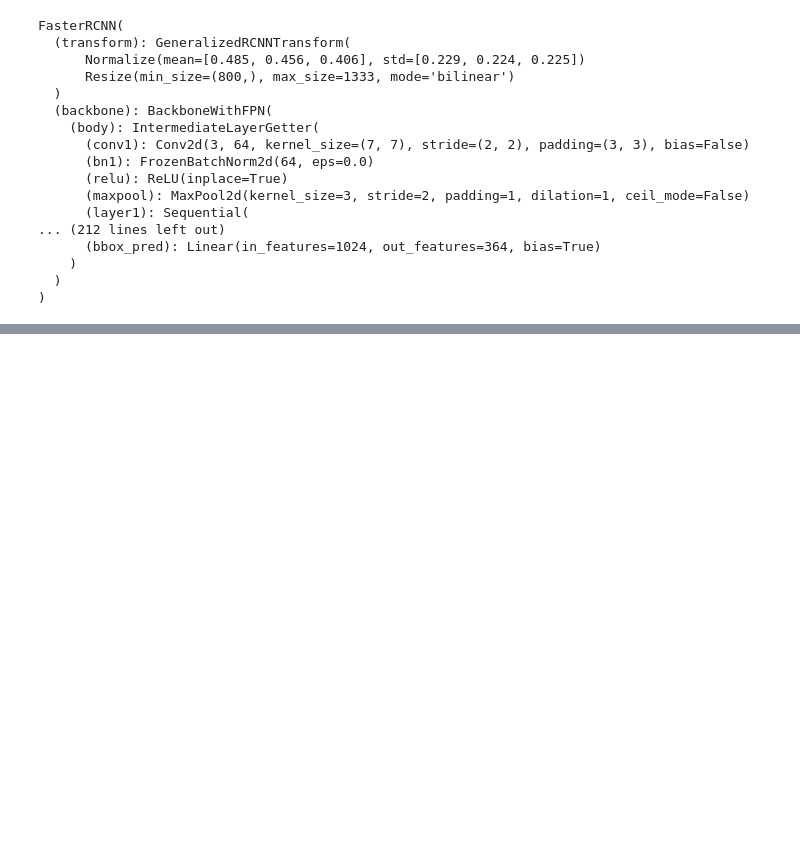
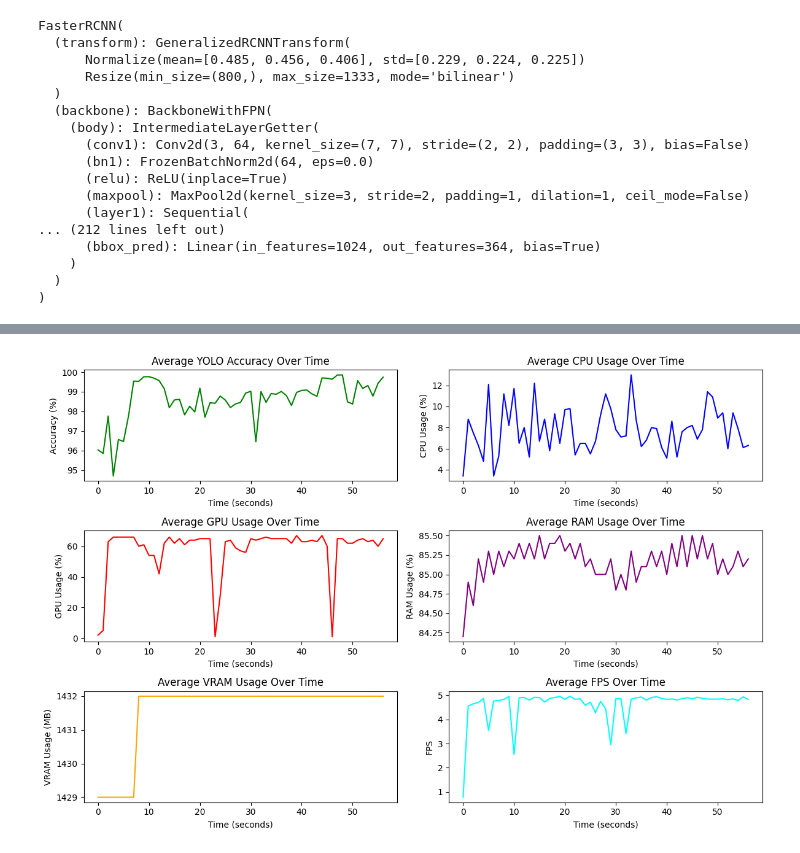
Before and after one commit to AxelAcep/CNN-Attendance-System, a Jupyter notebook: CNN/Main.ipynb, the cells around one changed output, grey strips where cells are left out. Cells and saved outputs as stored; diff of their text form; code cells hidden in the pictures; blank space fills up the shorter version.

```diff
--- a/CNN/Main.ipynb
+++ b/CNN/Main.ipynb
@@ -65,13 +66,15 @@ waktu_cek_face_recognition = {}
 waktu = 0
 last_update_time = time.time()
 highest_confidence = 0
+start_time = time.time()
 
-timeout_duration = 0
+
+timeout_duration = 2
 face_recognition_interval = 5
 
 frame_count = 0
 fps = 0
-last_time = time.time()  # Waktu saat aplikasi dimul
+last_time = time.time()
 
 # Move model to GPU if available
 device = torch.device("cuda" if torch.cuda.is_available() else "cpu")
@@ -94,6 +97,13 @@ FasterRCNN(
     )
   )
 )
+# %%
+fps_array = []
+accuracy_array = []
+cpu_usage_array = []
+gpu_usage_array = []
+ram_usage_array = []
+vram_usage_array = []
 # %%
 while True:
     ret, frame = camera.read()
@@ -229,0 +378,44 @@ cv2.destroyAllWindows()
+# %%
+# Plot grafik untuk setiap metrik
+plt.figure(figsize=(12, 8))
+
+plt.subplot(3, 2, 1)
+plt.plot(range(len(average_accuracy_per_second)), average_accuracy_per_second, label='Average YOLO Accuracy (%)', color='green')
+plt.xlabel('Time (seconds)')
+plt.ylabel('Accuracy (%)')
+plt.title('Average YOLO Accuracy Over Time')
+
+plt.subplot(3, 2, 2)
+plt.plot(range(len(average_cpu_usage_per_second)), average_cpu_usage_per_second, label='Average CPU Usage (%)', color='blue')
+plt.xlabel('Time (seconds)')
+plt.ylabel('CPU Usage (%)')
+plt.title('Average CPU Usage Over Time')
+
+plt.subplot(3, 2, 3)
+plt.plot(range(len(average_gpu_usage_per_second)), average_gpu_usage_per_second, label='Average GPU Usage (%)', color='red')
+plt.xlabel('Time (seconds)')
+plt.ylabel('GPU Usage (%)')
+plt.title('Average GPU Usage Over Time')
+
+plt.subplot(3, 2, 4)
+plt.plot(range(len(average_ram_usage_per_second)), average_ram_usage_per_second, label='Average RAM Usage (%)', color='purple')
+plt.xlabel('Time (seconds)')
+plt.ylabel('RAM Usage (%)')
+plt.title('Average RAM Usage Over Time')
+
+plt.subplot(3, 2, 5)
+plt.plot(range(len(average_vram_usage_per_second)), average_vram_usage_per_second, label='Average VRAM Usage (MB)', color='orange')
+plt.xlabel('Time (seconds)')
+plt.ylabel('VRAM Usage (MB)')
+plt.title('Average VRAM Usage Over Time')
+
+plt.subplot(3, 2, 6)
+plt.plot(range(len(average_fps_per_second)), average_fps_per_second, label='Average FPS', color='cyan')
+plt.xlabel('Time (seconds)')
+plt.ylabel('FPS')
+plt.title('Average FPS Over Time')
+
+plt.tight_layout()
+plt.show()
+# %% [output]
+[figure, added]
```
Also changed, not shown: parts of 3 cells of this notebook, 1 other file.
